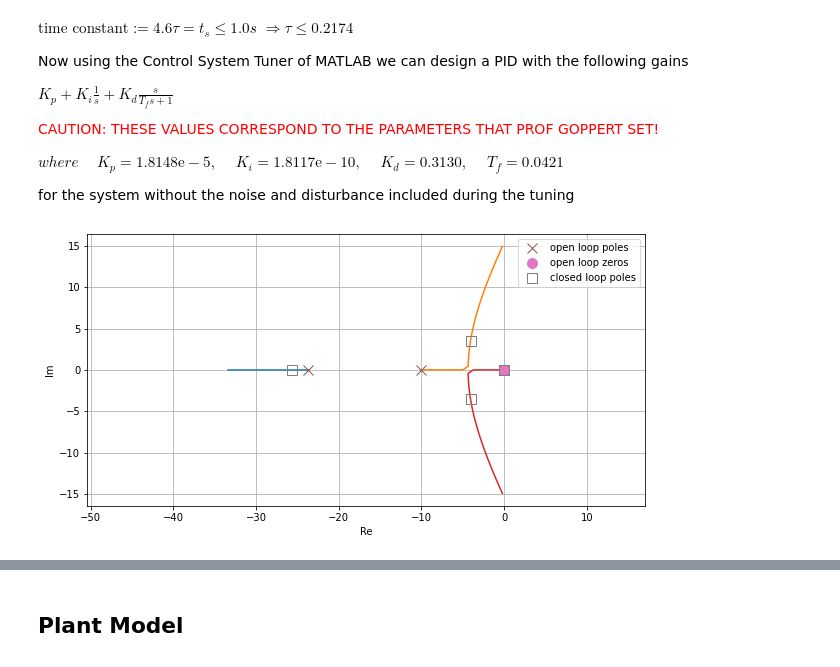
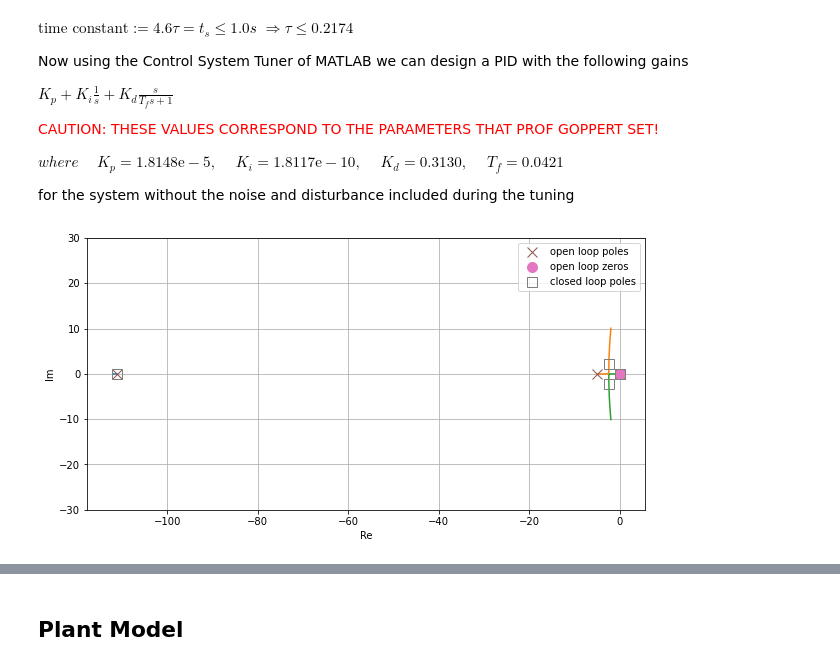
Before and after one commit to smallpondtom/aae451-notebook, a Jupyter notebook: 5-VTOL-Control/VTOL-Control.ipynb, the cells around one changed output, grey strips where cells are left out. Cells and saved outputs as stored; diff of their text form; code cells hidden in the pictures.

```diff
--- a/5-VTOL-Control/VTOL-Control.ipynb
+++ b/5-VTOL-Control/VTOL-Control.ipynb
@@ -19,6 +19,12 @@ def my_root_locus(G, kvect=None):
     plt.grid();
     plt.legend()
     plt.axis('equal')
+# %%
+# Moment of inertias
+
+Ixx = 43791.487  # kg-m2
+Iyy = 26276.809  # kg-m2
+Izz = 64178.788  # kg-m2
 # %% [markdown]
 # Fan Model
 # %% [markdown]
@@ -36,8 +42,8 @@ For the spool up/down time, there is a requirement for aircrafts to be able to a
 
 Thus, it would be realistic to use values of 10 - 12 seconds for the aircraft to get $F_{max}$
 # %%
-tau = 10
-thrust_max = 10  # actual value is 71.22e3 [N]
+tau = 5
+thrust_max = 71.22e3  # actual value is 71.22e3 [N]
 s = control.tf([1, 0], [1])
 G_fan = thrust_max*(tau/(s+tau))
 G_fan
@@ -81,9 +87,9 @@ where:
 
 $G = \dfrac{\Phi}{u_{roll}} =  \dfrac{\Phi}{M} \times \dfrac{M}{u_{roll}} = \dfrac{l G_{fan}}{J_{xx} s^2} = \dfrac{lF_{max}\tau}{J_{xx}s^2(s+\tau)}$
 # %%
-l = 1
-J_xx = 1
-Gk = 1/(J_xx*s**2)  # Plant for the "k"inematics
+l = 3.68
+Jxx = Iyy + Izz
+Gk = 1/(Jxx*s**2)  # Plant for the "k"inematics
 Gf = l*G_fan  # Plant for the "f"an
 G = Gf * Gk
 G
@@ -123,12 +129,12 @@ for the system without the noise and disturbance included during the tuning
 # %%
 # H = 0.29*(s/1 + 1)/(s/30 + 1)  # lead-lag
 
-kp = 1.81481547825078e-05
-ki = 1.81171194402346e-12
-kd = 0.3129809309805
-N = 23.7738638769895
+kp = 2.27819592159632e-07
+ki = 1.69145522308596e-10
+kd = 0.736203952699017
+N = 111.055675353426
 H = kp + ki / s + kd * (N / (1 + N * (1 / s)))
 
 my_root_locus(G*H, np.logspace(-10, 1, 1000))
 # %% [output]
-[figure, old version]
+[figure, new version]
```
Also changed, not shown: parts of 65 cells of this notebook.
